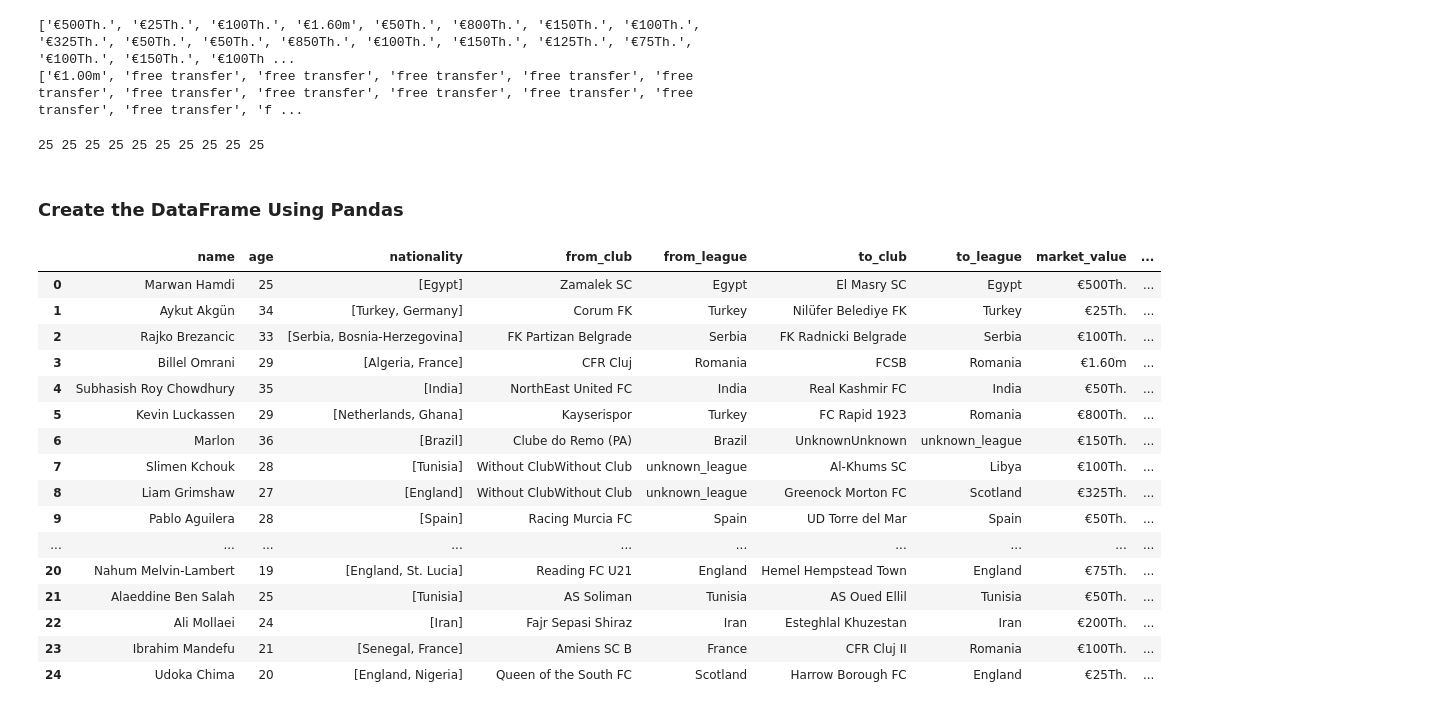
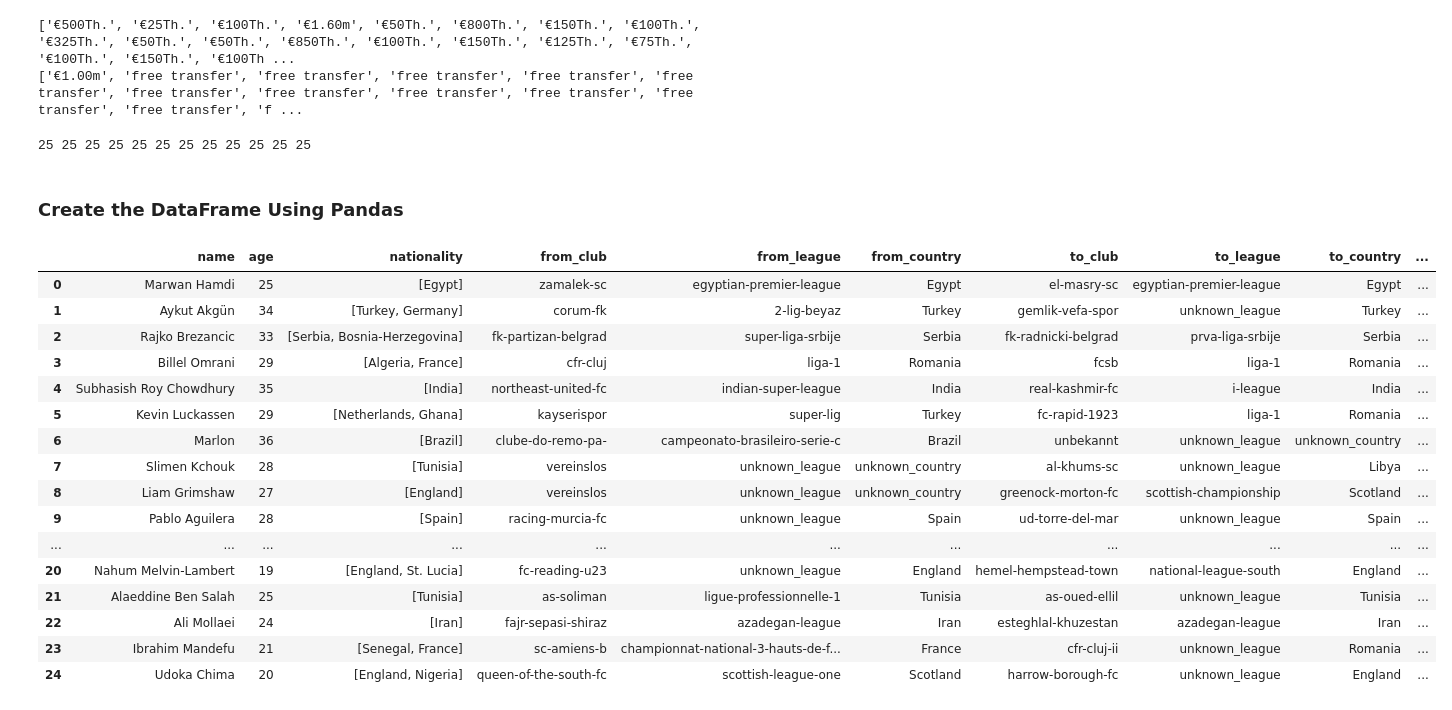
Before and after one commit to mohamedsiika/Football_Transfer, a Jupyter notebook: web_scrabing.ipynb, the cells around one changed output. Saved outputs shown, nothing was run; the diff lists cells and outputs as text; code cells hidden in the pictures.

Commit message:
the leagues are added

```diff
--- a/web_scrabing.ipynb
+++ b/web_scrabing.ipynb
@@ -126,30 +127,51 @@ print(position)
 # %%
+from attr import attr
+
+
 from_club=[]
+from_league=[]
 from_country=[]
 
 to_club=[]
+to_league=[]
 to_country=[]
+#the inline table contains the data of the clubs
+info=table.find_all('table',attrs={'class':'inline-table'})
 
-info=table.find_all('table',attrs={'class':'inline-table'})
 from_info=[]
 to_info=[]
+# the info is divided into 3 inline tables the first for the players and we will ignore it the second is the from_info and the third is the to_info
 for i in range(1,len(info),3):
+        #the from Data is divided into 2 tr one for the club and the other for the league and the country
         for j in info[i].find_all('tr'):
                 z=j.find_all('td')[0]
-                if z.find_all('a')==[] and z.find_all('img')==[] :
+                if z.find_all('a')==[]  :
                         from_info.append('unknown_league')
                         continue
-                from_info.append(str(z).split('href="/"',1)[1].split('/',1)[0])
+                from_info.append(str(z).split('href="/',1)[1].split('/',1)[0])
+        if z.find_all('img')==[] :
+                from_country.append("unknown_country")
+        else:
+                from_country.append(str(z.find_all('img',attrs={'class':'flaggenrahmen'})[0]).split('alt="',1)[1].split('"',1)[0])
+
+        #the to Data is divided into 2 tr one for the club and the other for the league and the country
 
         for j in info[i+1].find_all('tr'):
                 z=j.find_all('td')[0]
-                if z.find_all('a')==[] and z.find_all('img')==[] :
+                if z.find_all('a')==[] :
                         to_info.append('unknown_league')
                         continue
-                to_info.append(str(z).split('title="',1)[1].split('"',1)[0])
+                to_info.append(str(z).split('href="/',1)[1].split('/',1)[0])
+        if z.find_all('img')==[] :
+                to_country.append("unknown_country")
+        else:
+                to_country.append(str(z.find('img',attrs={'class':'flaggenrahmen'})).split('alt="',1)[1].split('"',1)[0])
+
+#arrange everything
+
 for i in range(0,len(from_info),2):
         from_club.append(from_info[i])
-        from_country.append(from_info[i+1])
+        from_league.append(from_info[i+1])
 for i in range(0,len(to_info),2):
         to_club.append(to_info[i])
-        to_country.append(to_info[i+1])
+        to_league.append(to_info[i+1])
@@ -172,31 +192,31 @@ print(fee)
 ['€500Th.', '€25Th.', '€100Th.', '€1.60m', '€50Th.', '€800Th.', '€150Th.', '€100Th.', '€325Th.', '€50Th.', '€50Th.', '€850Th.', '€100Th.', '€150Th.', '€125Th.', '€75Th.', '€100Th.', '€150Th.', '€100Th ...
 ['€1.00m', 'free transfer', 'free transfer', 'free transfer', 'free transfer', 'free transfer', 'free transfer', 'free transfer', 'free transfer', 'free transfer', 'free transfer', 'free transfer', 'f ...
 # %%
-print(len(player),len(position),len(age),len(nationality),len(from_club),len(to_club),len(to_league),len(from_league),len(market_value),len(fee))
+print(len(player),len(position),len(age),len(nationality),len(from_club),len(to_club),len(to_country),len(from_country),len(market_value),len(fee),len(from_league),len(to_league))
 # %% [output]
-25 25 25 25 25 25 25 25 25 25
+25 25 25 25 25 25 25 25 25 25 25 25
 # %% [markdown]
 ### Create the DataFrame Using Pandas
 # %%
 
-data={'name':player,'age':age,'nationality':nationality,'from_club':from_club,'from_league':from_league,'to_club':to_club,'to_league':to_league,'market_value':market_value,'transfer_value':fee}
+data={'name':player,'age':age,'nationality':nationality,'from_club':from_club,'from_league':from_league,'from_country':from_country,'to_club':to_club,'to_league':to_league,'to_country':to_country,'market_value':market_value,'transfer_value':fee}
 df=pd.DataFrame(data)
 df.head(25)
 # %% [output]
-|  | name | age | nationality | from_club | from_league | to_club | to_league | market_value | ... |
-| 0 | Marwan Hamdi | 25 | [Egypt] | Zamalek SC | Egypt | El Masry SC | Egypt | €500Th. | ... |
-| 1 | Aykut Akgün | 34 | [Turkey, Germany] | Corum FK | Turkey | Nilüfer Belediye FK | Turkey | €25Th. | ... |
-| 2 | Rajko Brezancic | 33 | [Serbia, Bosnia-Herzegovina] | FK Partizan Belgrade | Serbia | FK Radnicki Belgrade | Serbia | €100Th. | ... |
-| 3 | Billel Omrani | 29 | [Algeria, France] | CFR Cluj | Romania | FCSB | Romania | €1.60m | ... |
-| 4 | Subhasish Roy Chowdhury | 35 | [India] | NorthEast United FC | India | Real Kashmir FC | India | €50Th. | ... |
-| 5 | Kevin Luckassen | 29 | [Netherlands, Ghana] | Kayserispor | Turkey | FC Rapid 1923 | Romania | €800Th. | ... |
-| 6 | Marlon | 36 | [Brazil] | Clube do Remo (PA) | Brazil | UnknownUnknown | unknown_league | €150Th. | ... |
-| 7 | Slimen Kchouk | 28 | [Tunisia] | Without ClubWithout Club | unknown_league | Al-Khums SC | Libya | €100Th. | ... |
-| 8 | Liam Grimshaw | 27 | [England] | Without ClubWithout Club | unknown_league | Greenock Morton FC | Scotland | €325Th. | ... |
-| 9 | Pablo Aguilera | 28 | [Spain] | Racing Murcia FC | Spain | UD Torre del Mar | Spain | €50Th. | ... |
-| ... | ... | ... | ... | ... | ... | ... | ... | ... | ... |
-| 20 | Nahum Melvin-Lambert | 19 | [England, St. Lucia] | Reading FC U21 | England | Hemel Hempstead Town | England | €75Th. | ... |
-| 21 | Alaeddine Ben Salah | 25 | [Tunisia] | AS Soliman | Tunisia | AS Oued Ellil | Tunisia | €50Th. | ... |
-| 22 | Ali Mollaei | 24 | [Iran] | Fajr Sepasi Shiraz | Iran | Esteghlal Khuzestan | Iran | €200Th. | ... |
-| 23 | Ibrahim Mandefu | 21 | [Senegal, France] | Amiens SC B | France | CFR Cluj II | Romania | €100Th. | ... |
-| 24 | Udoka Chima | 20 | [England, Nigeria] | Queen of the South FC | Scotland | Harrow Borough FC | England | €25Th. | ... |
+|  | name | age | nationality | from_club | from_league | from_country | to_club | to_league | to_country | ... |
+| 0 | Marwan Hamdi | 25 | [Egypt] | zamalek-sc | egyptian-premier-league | Egypt | el-masry-sc | egyptian-premier-league | Egypt | ... |
+| 1 | Aykut Akgün | 34 | [Turkey, Germany] | corum-fk | 2-lig-beyaz | Turkey | gemlik-vefa-spor | unknown_league | Turkey | ... |
+| 2 | Rajko Brezancic | 33 | [Serbia, Bosnia-Herzegovina] | fk-partizan-belgrad | super-liga-srbije | Serbia | fk-radnicki-belgrad | prva-liga-srbije | Serbia | ... |
+| 3 | Billel Omrani | 29 | [Algeria, France] | cfr-cluj | liga-1 | Romania | fcsb | liga-1 | Romania | ... |
+| 4 | Subhasish Roy Chowdhury | 35 | [India] | northeast-united-fc | indian-super-league | India | real-kashmir-fc | i-league | India | ... |
+| 5 | Kevin Luckassen | 29 | [Netherlands, Ghana] | kayserispor | super-lig | Turkey | fc-rapid-1923 | liga-1 | Romania | ... |
+| 6 | Marlon | 36 | [Brazil] | clube-do-remo-pa- | campeonato-brasileiro-serie-c | Brazil | unbekannt | unknown_league | unknown_country | ... |
+| 7 | Slimen Kchouk | 28 | [Tunisia] | vereinslos | unknown_league | unknown_country | al-khums-sc | unknown_league | Libya | ... |
+| 8 | Liam Grimshaw | 27 | [England] | vereinslos | unknown_league | unknown_country | greenock-morton-fc | scottish-championship | Scotland | ... |
+| 9 | Pablo Aguilera | 28 | [Spain] | racing-murcia-fc | unknown_league | Spain | ud-torre-del-mar | unknown_league | Spain | ... |
+| ... | ... | ... | ... | ... | ... | ... | ... | ... | ... | ... |
+| 20 | Nahum Melvin-Lambert | 19 | [England, St. Lucia] | fc-reading-u23 | unknown_league | England | hemel-hempstead-town | national-league-south | England | ... |
+| 21 | Alaeddine Ben Salah | 25 | [Tunisia] | as-soliman | ligue-professionnelle-1 | Tunisia | as-oued-ellil | unknown_league | Tunisia | ... |
+| 22 | Ali Mollaei | 24 | [Iran] | fajr-sepasi-shiraz | azadegan-league | Iran | esteghlal-khuzestan | azadegan-league | Iran | ... |
+| 23 | Ibrahim Mandefu | 21 | [Senegal, France] | sc-amiens-b | championnat-national-3-hauts-de-f... | France | cfr-cluj-ii | unknown_league | Romania | ... |
+| 24 | Udoka Chima | 20 | [England, Nigeria] | queen-of-the-south-fc | scottish-league-one | Scotland | harrow-borough-fc | unknown_league | England | ... |
```
Also changed, not shown: parts of 3 cells of this notebook.
